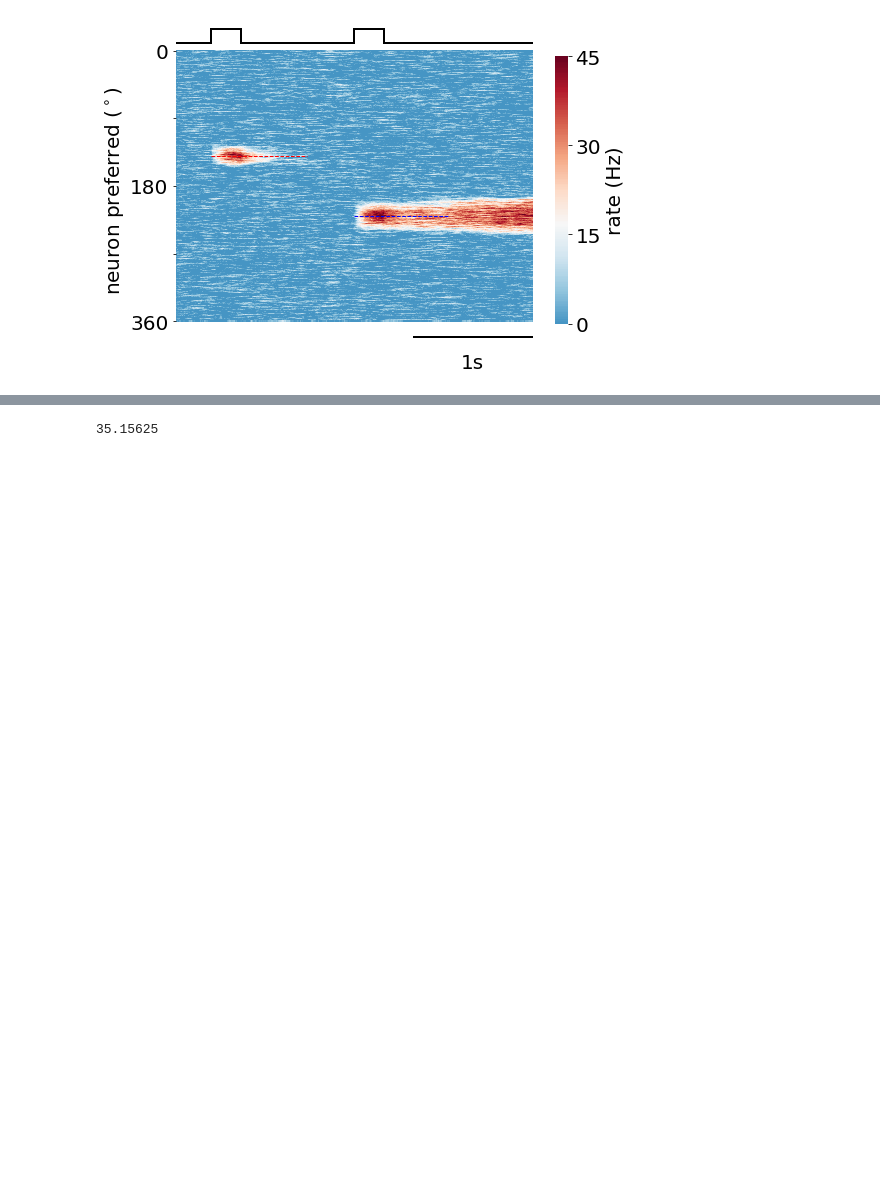
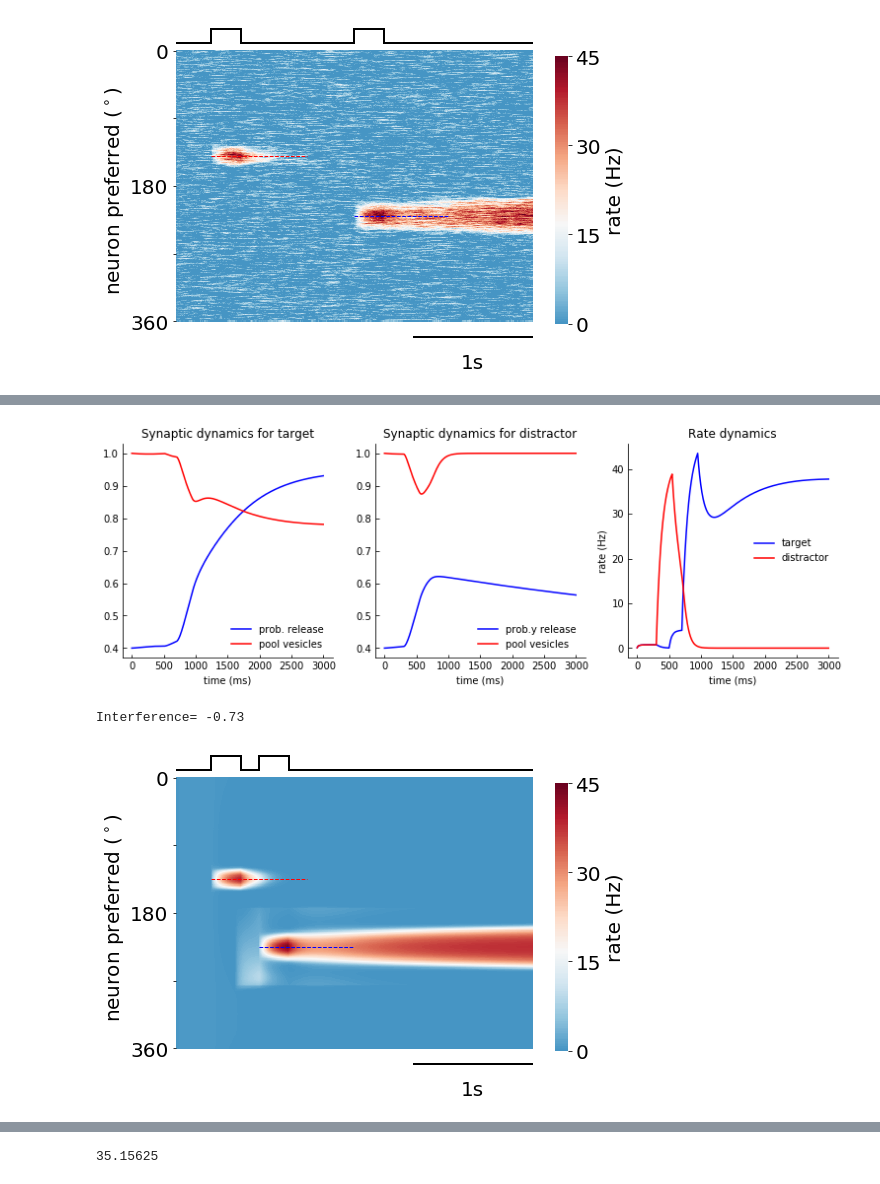
Before and after one commit to davidbestue/wm_distractor_filtering, a Jupyter notebook: Modeling/PSA_o2_regime/Examples.ipynb, the cells around one changed output, grey strips where cells are left out. Cells and saved outputs as stored; diff of their text form; code cells hidden in the pictures; blank space fills up the shorter version.

```diff
--- a/Modeling/PSA_o2_regime/Examples.ipynb
+++ b/Modeling/PSA_o2_regime/Examples.ipynb
@@ -308,28 +308,32 @@ Interference= -1.0
 # %%
-## order 1, far, short delay
+## order 2, far, short delay
 time_simulation=3000
 presentation_period = 250
-angle_separation=120
+angle_separation=90
 
 target_onset = 700
 target_offset = target_onset + presentation_period
 distractor_onset = 300
 distractor_offset = distractor_onset + presentation_period
 order2 = distractor_onset<target_onset ##boolean
 
 
 r = model1_(totalTime=time_simulation,  presentation_period=presentation_period,  angle_separation=angle_separation,
            targ_onset=target_onset, dist_onset=distractor_onset,  order_2=order2,
            tauE=60, tauI=10, tauf=7000, taud=80,
            I0I=0.4, U=0.4,
            GEE=0.022, GEI=0.019, GIE=0.01 , GII=0.1,
            sigE=0., sigI=0.,
            kappa_E=100, kappa_I=1.5, k_inhib=0.07, kappa_stim=50,
            N=512, plot_connectivity=False, plot_dyniamic=True, plot_heatmap=False, plot_fit=False, save_RE=True)
 
 print('Interference= ' +str(r[0]))
 
 
 simulation_heatmap(RE=r[1], time_simulation=time_simulation, order2=order2,
       angle_separation=angle_separation, target_onset=target_onset,
       distractor_onset =distractor_onset, pres_period=presentation_period)
+# %% [output]
+[figure, added]
+Interference= -0.73
+[figure, added]
```
Also changed, not shown: parts of 5 cells of this notebook, 1 other file.
